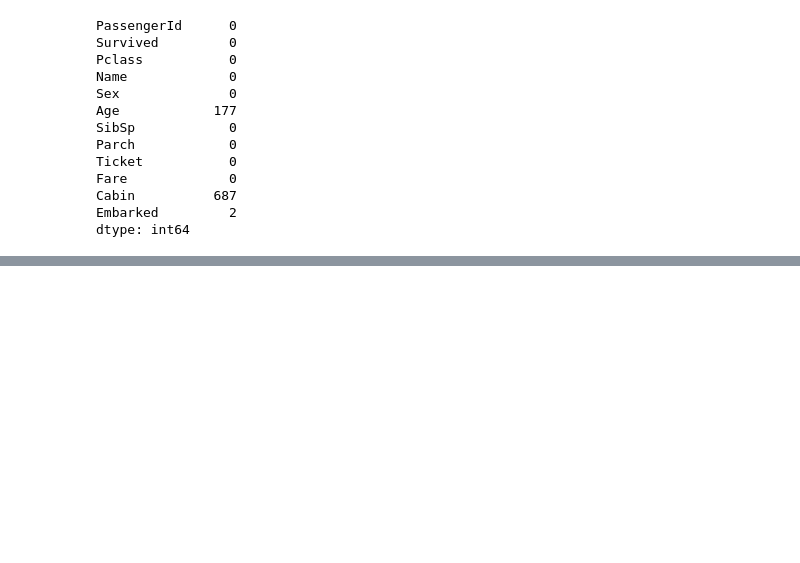
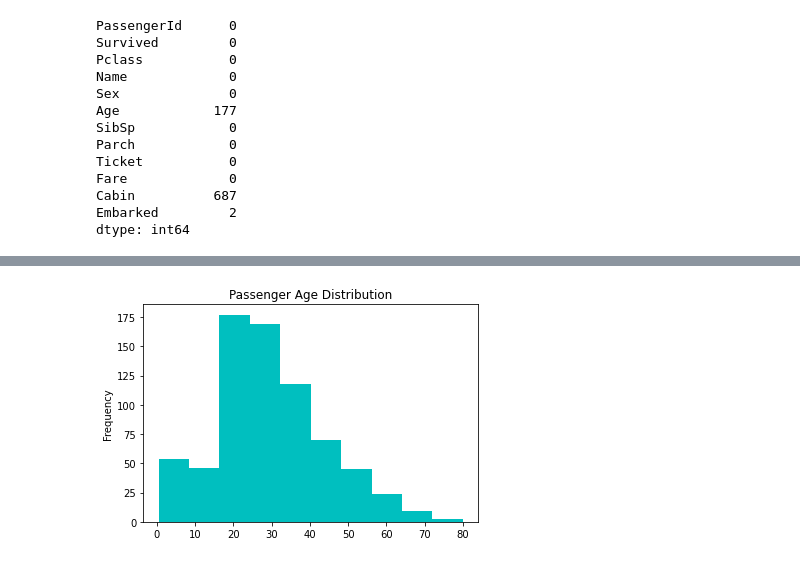
Before and after one commit to Mitytata/Data-Science-Journey, a Jupyter notebook: Data_Science_Journey-checkpoint.ipynb, the cells around one changed output, grey strips where cells are left out. Saved outputs shown, nothing was run; the diff lists cells and outputs as text; code cells hidden in the pictures; blank space fills up the shorter version.

```diff
--- a/Data_Science_Journey-checkpoint.ipynb
+++ b/Data_Science_Journey-checkpoint.ipynb
@@ -106,0 +164,5 @@ dtype: int64
+# %%
+# Use histogram to visualize the age distribution
+train.Age.plot(kind='hist', title='Passenger Age Distribution', color='c');
+# %% [output]
+[figure, added]
```
Also changed, not shown: parts of 10 cells of this notebook.
